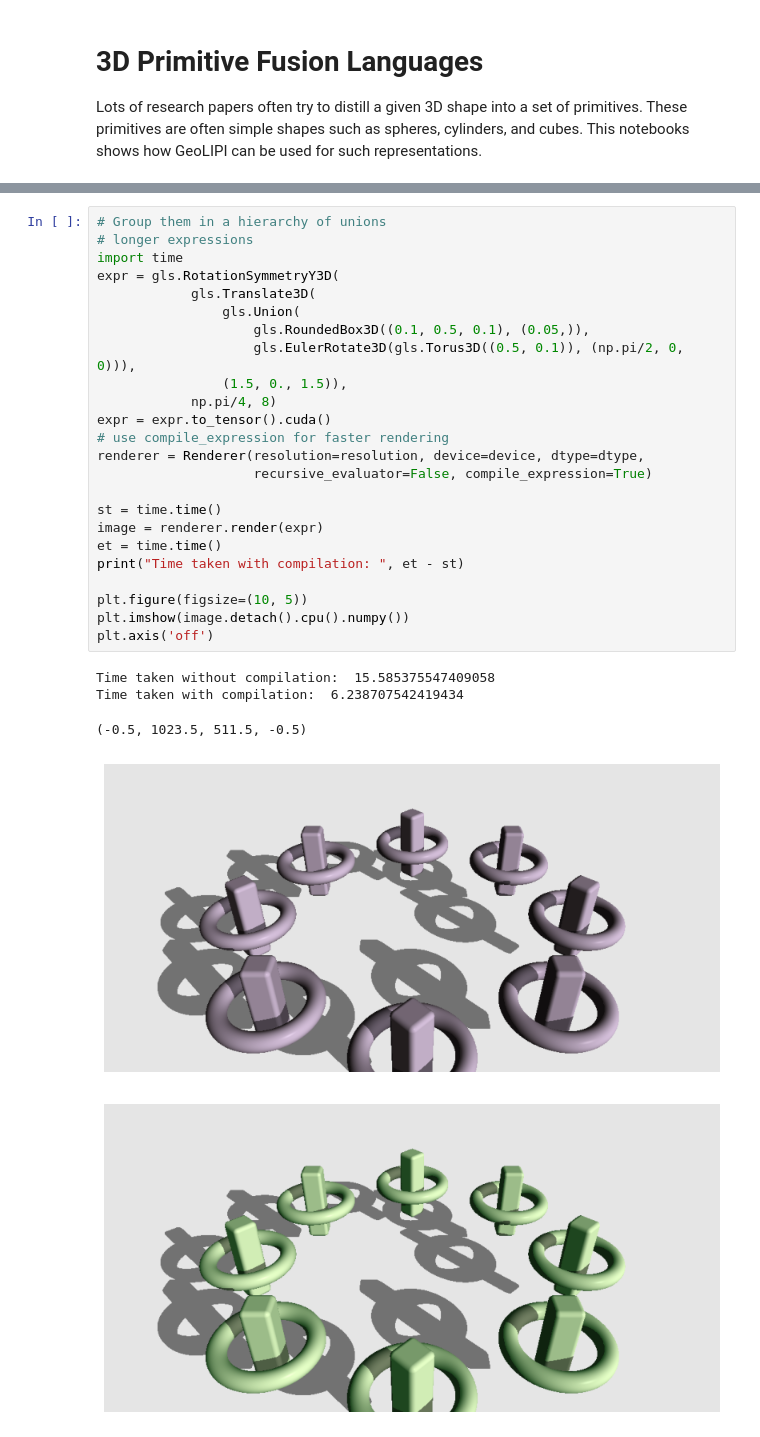
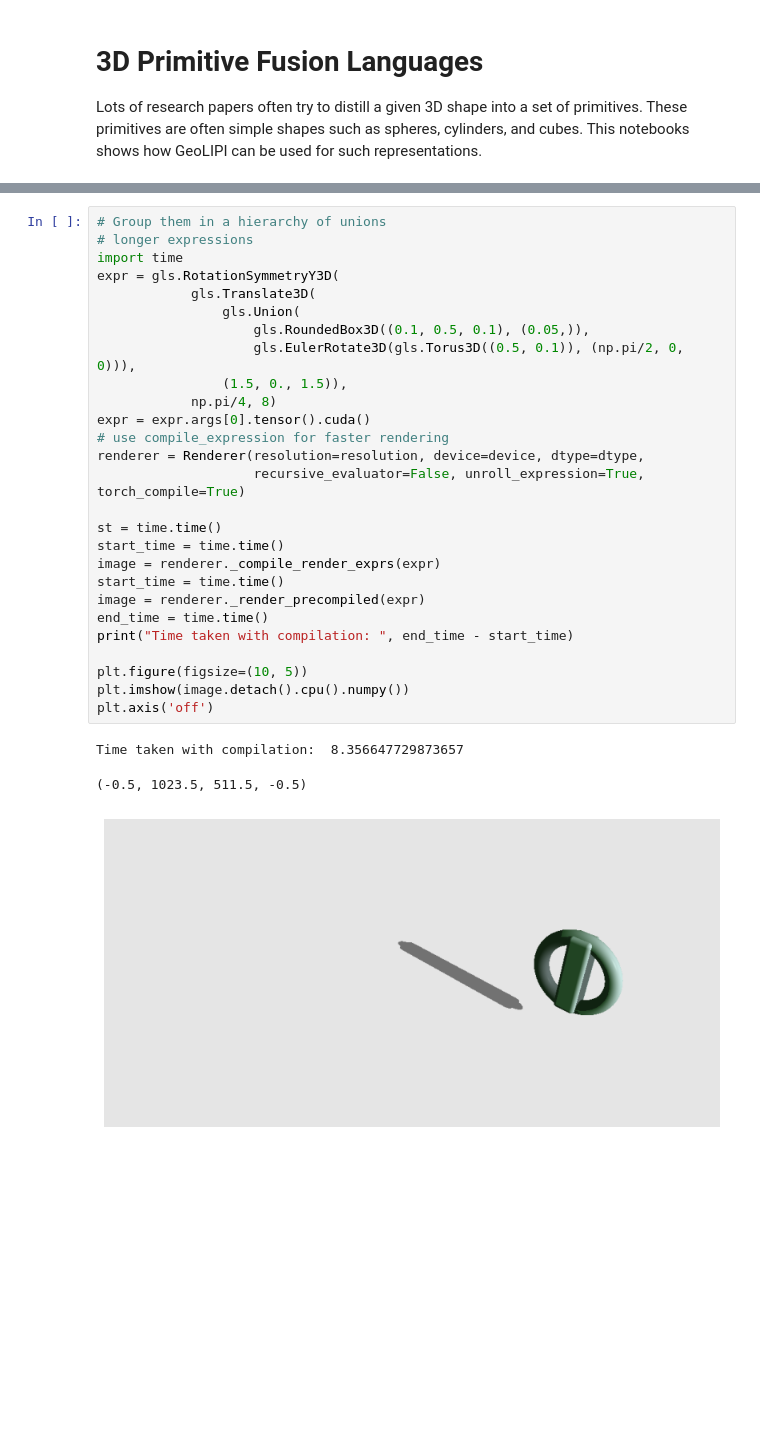
Before and after one commit to BardOfCodes/geolipi, a Jupyter notebook: notebooks/primitive_fusion_3d_language.ipynb, the cells around one changed output, grey strips where cells are left out. Drawn from its saved outputs; the diff is of its cells as text; blank space fills up the shorter version.

```diff
--- a/notebooks/primitive_fusion_3d_language.ipynb
+++ b/notebooks/primitive_fusion_3d_language.ipynb
@@ -78,33 +94,34 @@ plt.axis('off')
 # %%
 # Group them in a hierarchy of unions
 # longer expressions
 import time
 expr = gls.RotationSymmetryY3D(
             gls.Translate3D(
                 gls.Union(
                     gls.RoundedBox3D((0.1, 0.5, 0.1), (0.05,)),
                     gls.EulerRotate3D(gls.Torus3D((0.5, 0.1)), (np.pi/2, 0, 0))),
                 (1.5, 0., 1.5)),
             np.pi/4, 8)
-expr = expr.to_tensor().cuda()
+expr = expr.args[0].tensor().cuda()
 # use compile_expression for faster rendering
 renderer = Renderer(resolution=resolution, device=device, dtype=dtype,
-                    recursive_evaluator=False, compile_expression=True)
+                    recursive_evaluator=False, unroll_expression=True, torch_compile=True)
 
 st = time.time()
-image = renderer.render(expr)
-et = time.time()
-print("Time taken with compilation: ", et - st)
+start_time = time.time()
+image = renderer._compile_render_exprs(expr)
+start_time = time.time()
+image = renderer._render_precompiled(expr)
+end_time = time.time()
+print("Time taken with compilation: ", end_time - start_time)
 
 plt.figure(figsize=(10, 5))
 plt.imshow(image.detach().cpu().numpy())
 plt.axis('off')
 # %% [output]
-Time taken without compilation:  15.585375547409058
-Time taken with compilation:  6.238707542419434
+Time taken with compilation:  8.356647729873657
 (-0.5, 1023.5, 511.5, -0.5)
-[figure, old version]
+[figure, new version]
-[figure, removed]
 # %%
 # Use Other Fancy Primitives:
 fancy_expr = gls.Union(*[
```
Also changed, not shown: parts of 5 cells of this notebook, 11 other files.
